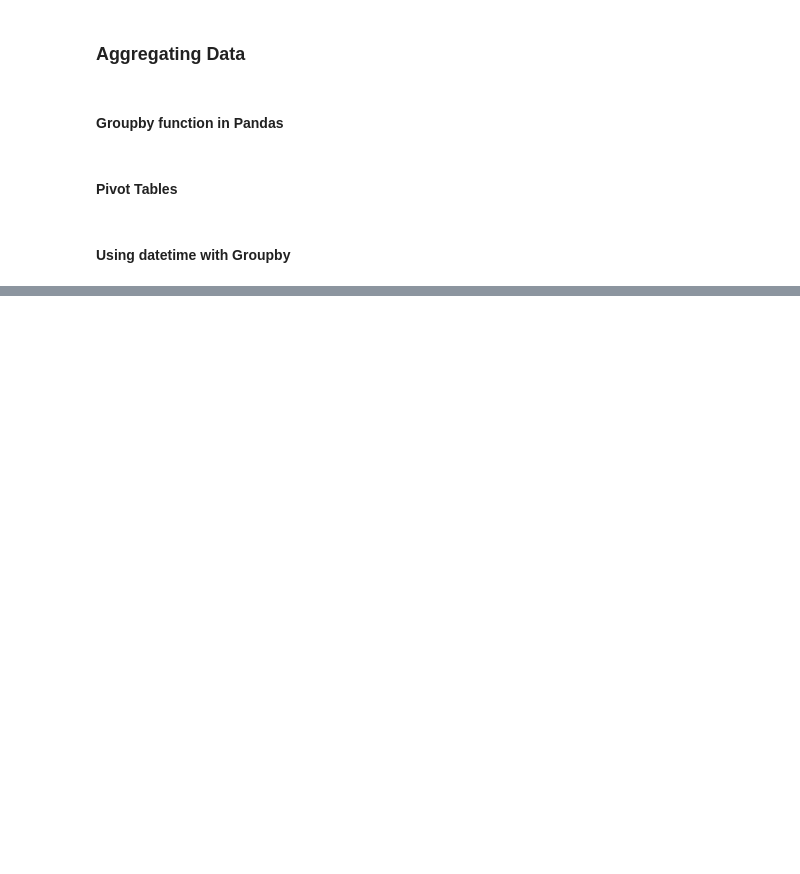
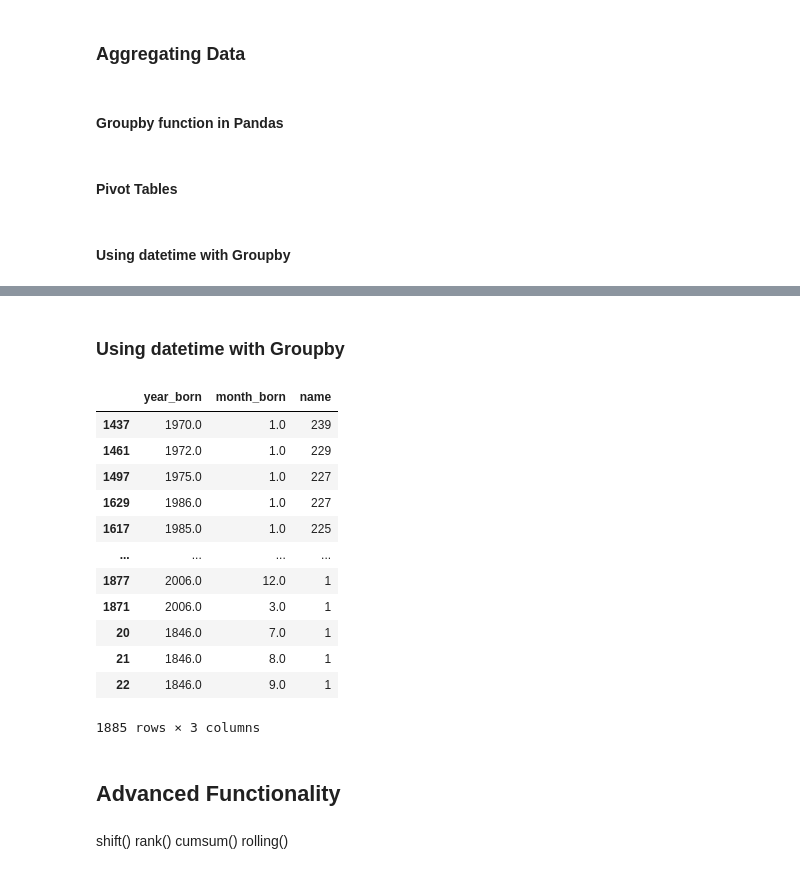
Before and after one commit to TsivataKateryna/learning-visualisation-of_data-with-python, a Jupyter notebook: pandas-python/pandas-jy.ipynb, the cells around one changed output, grey strips where cells are left out. Drawn from its saved outputs; the diff is of its cells as text; code cells hidden in the pictures; blank space fills up the shorter version.

Commit message:
learning advanced stuff in pandas

```diff
--- a/pandas-python/pandas-jy.ipynb
+++ b/pandas-python/pandas-jy.ipynb
@@ -392,0 +432,25 @@ pivot.sum(axis=1)
+# %% [markdown]
+### Using datetime with Groupby
+# %%
+bios['born_date'] = pd.to_datetime(bios['born_date'])
+bios['month_born'] = bios['born_date'].dt.month
+bios['year_born'] = bios['born_date'].dt.year
+bios.groupby([bios['year_born'],bios['month_born']])['name'].count().reset_index().sort_values('name', ascending=False)
+# %% [output]
+|  | year_born | month_born | name |
+| 1437 | 1970.0 | 1.0 | 239 |
+| 1461 | 1972.0 | 1.0 | 229 |
+| 1497 | 1975.0 | 1.0 | 227 |
+| 1629 | 1986.0 | 1.0 | 227 |
+| 1617 | 1985.0 | 1.0 | 225 |
+| ... | ... | ... | ... |
+| 1877 | 2006.0 | 12.0 | 1 |
+| 1871 | 2006.0 | 3.0 | 1 |
+| 20 | 1846.0 | 7.0 | 1 |
+| 21 | 1846.0 | 8.0 | 1 |
+| 22 | 1846.0 | 9.0 | 1 |
+1885 rows × 3 columns
+# %% [markdown]
+## Advanced Functionality
+# %% [markdown]
+shift() rank() cumsum() rolling()
```
Also changed, not shown: parts of 2 cells of this notebook, 1 other file.
